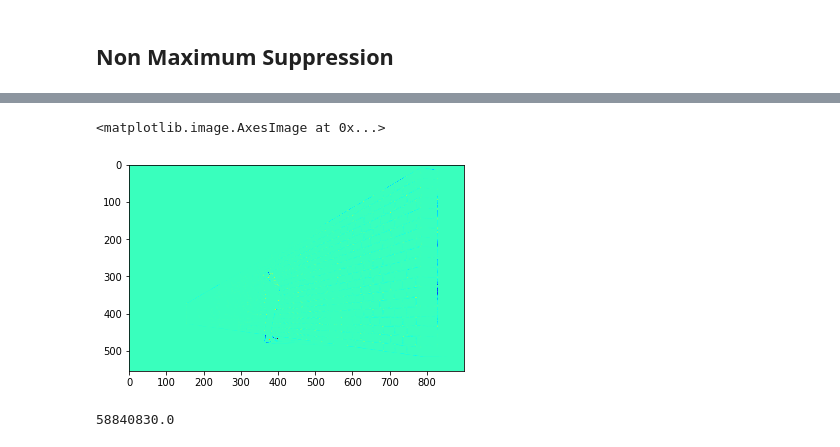
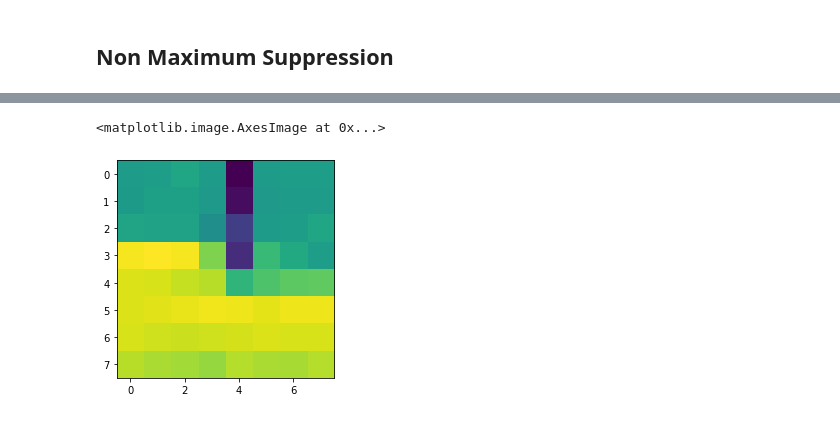
Before and after one commit to qa276390/image-stitching-msop, a Jupyter notebook: MSOP.ipynb, the cells around one changed output, grey strips where cells are left out. Cells and saved outputs as stored; diff of their text form; code cells hidden in the pictures.

Commit message:
descriptor done

```diff
--- a/MSOP.ipynb
+++ b/MSOP.ipynb
@@ -206,9 +214,0 @@ plt.imshow(gray)
-# %%
-plt.imshow(cv2.cornerHarris(gray,2,3,0.04), cmap="jet")
-# %% [output]
-<matplotlib.image.AxesImage at 0x...>
-[figure, removed]
-# %%
-cv2.cornerHarris(gray,2,3,0.04).max()
-# %% [output]
-58840830.0
@@ -214,0 +217,39 @@ cv2.cornerHarris(gray,2,3,0.04).max()
+# %%
+descspy = []
+for i in range(len(fpspy)):
+    fps = fpspy[i]
+    src = srcs[i]
+    gx = cv2.Sobel(src, cv2.CV_32F, 1, 0, ksize=5)
+    gy = cv2.Sobel(src, cv2.CV_32F, 0, 1, ksize=5)
+    descs = []
+    #print('-'*80)
+    for fp in fps:
+        #print('1')
+        ind = (fp.x, fp.y)
+        rmat = cv2.getRotationMatrix2D(ind, math.atan2(gx[ind], gy[ind]), scale=1.0)
+        #print('2')
+        rimg = cv2.warpAffine(src, rmat, (src.shape[1], src.shape[0]))
+        #print('3')
+        masked = maskonly(rimg, ind, 40)
+        #print('4')
+        #print(masked.shape)
+        #print(masked)
+        if (masked.shape[1]==0):
+            print('!:', ind)
+            break
+        blurf = cv2.GaussianBlur(masked, ksize=(5, 5), sigmaX=1, sigmaY=1)
+        #print(blurf.shape)
+        #print(blurf)
+        #print('4.3')
+        resizef = cv2.resize(blurf, (8, 8)) # 8*8
+        #print('4.5')
+        normf = (resizef-np.mean(resizef))/np.std(resizef)
+        #print('5')
+        descs.append(descriptor(fp, (gx[ind], gy[ind]), normf))
+        #print('6')
+    descspy.append(descs)
+# %%
+plt.imshow(descs[0].desc)
+# %% [output]
+<matplotlib.image.AxesImage at 0x...>
+[figure, added]
```
Also changed, not shown: parts of 17 cells of this notebook.
